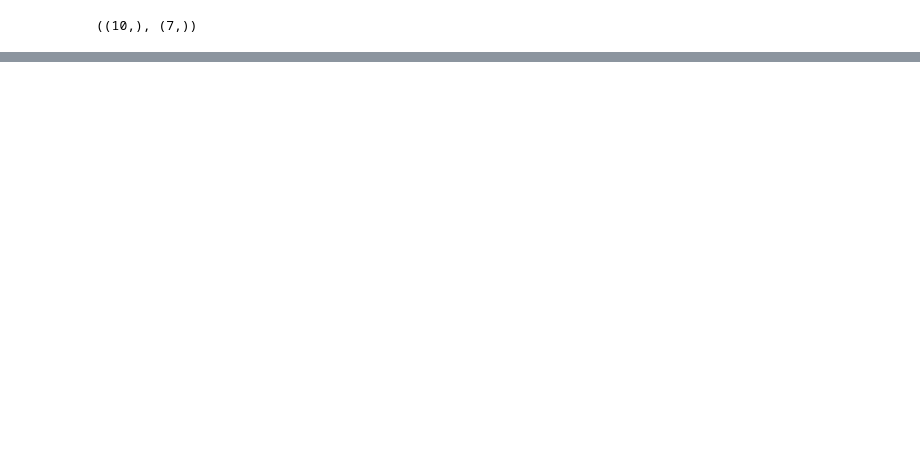
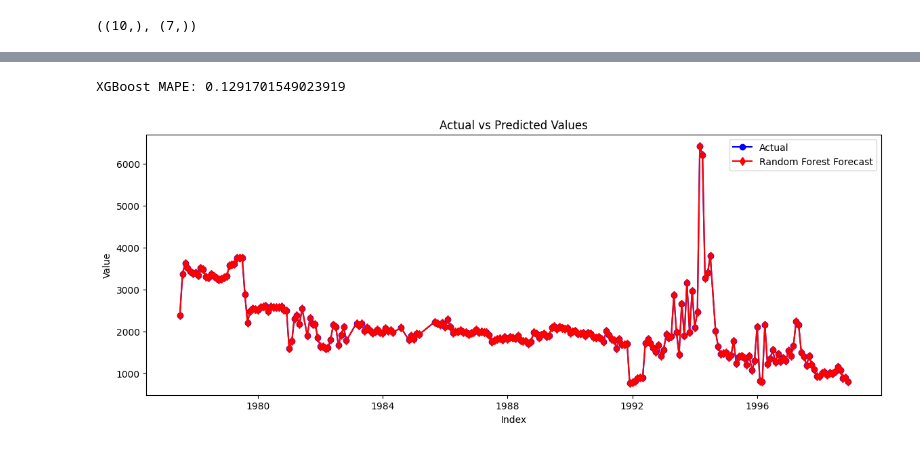
Before and after one commit to thanktua-spp/dca_ml_models, a Jupyter notebook: models_experimentation/traditional_model.ipynb, the cells around one changed output, grey strips where cells are left out. Cells and saved outputs as stored; diff of their text form; code cells hidden in the pictures; blank space fills up the shorter version.

```diff
--- a/models_experimentation/traditional_model.ipynb
+++ b/models_experimentation/traditional_model.ipynb
@@ -21,10 +21,6 @@ X_train, y_train, X_test, y_test = exp.train_test_split_by_date(df_pdoil_clean,
 
 df_train = pd.concat([X_train, y_train], axis=1)
 df_test =pd.concat([X_test, y_test], axis=1)
-# %%
-def mean_absolute_percentage_error(y_true, y_pred):
-    y_true, y_pred = np.array(y_true), np.array(y_pred)
-    return np.mean(np.abs((y_true - y_pred) / y_true)) * 100
 # %%
 from sklearn.ensemble import RandomForestRegressor
 from xgboost import XGBRegressor
@@ -145,0 +209,20 @@ plt.show()
+# %%
+
+xgb_model_best = XGBRegressor(
+    learning_rate=0.2,
+    max_depth=7,
+    n_estimators=300
+)
+
+xgb_model_best.fit(X_train_windows, y_train_windows)
+
+xgb_forecast = xgb_model_best.predict(X_test_windows)
+xgb_mape = mean_absolute_percentage_error(y_test_windows, xgb_forecast)
+print("XGBoost MAPE:", xgb_mape)
+# %% [output]
+XGBoost MAPE: 0.1291701549023919
+# %%
+xgb_train_forecast = xgb_model_best.predict(X_train_windows)
+plot_forecast(y_train_windows, xgb_train_forecast, ds_train_windows.flatten())
+# %% [output]
+[figure, added]
```
Also changed, not shown: parts of 31 cells of this notebook, 1 other file.
